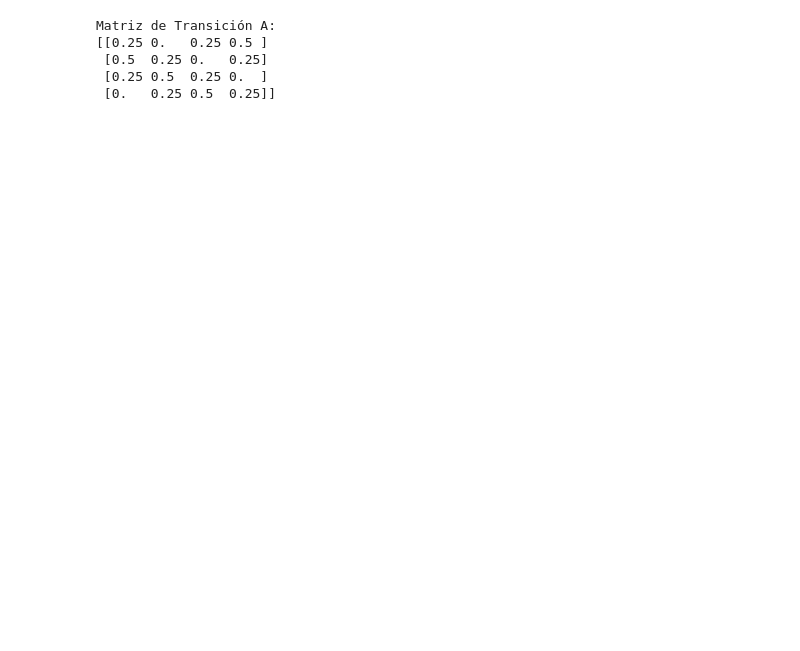
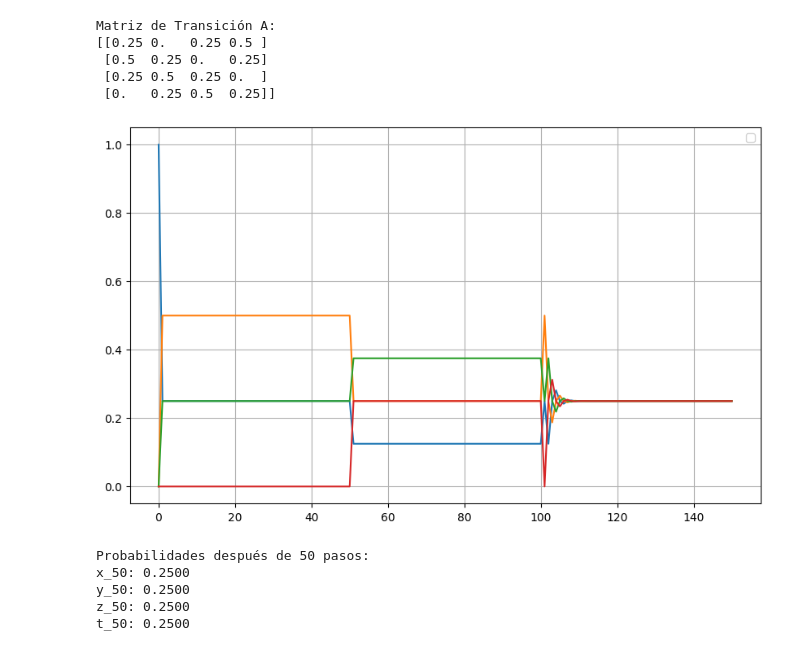
Before and after one commit to desireesosa/Investigacion-de-Operaciones-, a Jupyter notebook: Probabilidades_TableroColores.ipynb, the cells around one changed output. Cells and saved outputs as stored; diff of their text form; code cells hidden in the pictures; blank space fills up the shorter version.

```diff
--- a/Probabilidades_TableroColores.ipynb
+++ b/Probabilidades_TableroColores.ipynb
@@ -61,0 +82,26 @@ time_steps = np.arange(0, n_steps + 1)
+# %%
+#grafica
+plt.figure(figsize=(10,6))
+plt.plot(x_history, label='')
+plt.plot(y_history, label='')
+plt.plot(z_history, label='')
+plt.plot(t_history, label='')
+plt.legend()
+plt.grid(True)
+plt.show()
+# %% [output]
+[figure, added]
+# %%
+#imprimir resultados
+x, y, z, t = xi, yi, zi, ti
+print("\nProbabilidades después de", n_steps, "pasos:")
+print(f"x_{n_steps}: {X_n[0, 0]:.4f}")
+print(f"y_{n_steps}: {X_n[1, 0]:.4f}")
+print(f"z_{n_steps}: {X_n[2, 0]:.4f}")
+print(f"t_{n_steps}: {X_n[3, 0]:.4f}")
+# %% [output]
+Probabilidades después de 50 pasos:
+x_50: 0.2500
+y_50: 0.2500
+z_50: 0.2500
+t_50: 0.2500
```
Also changed, not shown: parts of 4 cells of this notebook.
